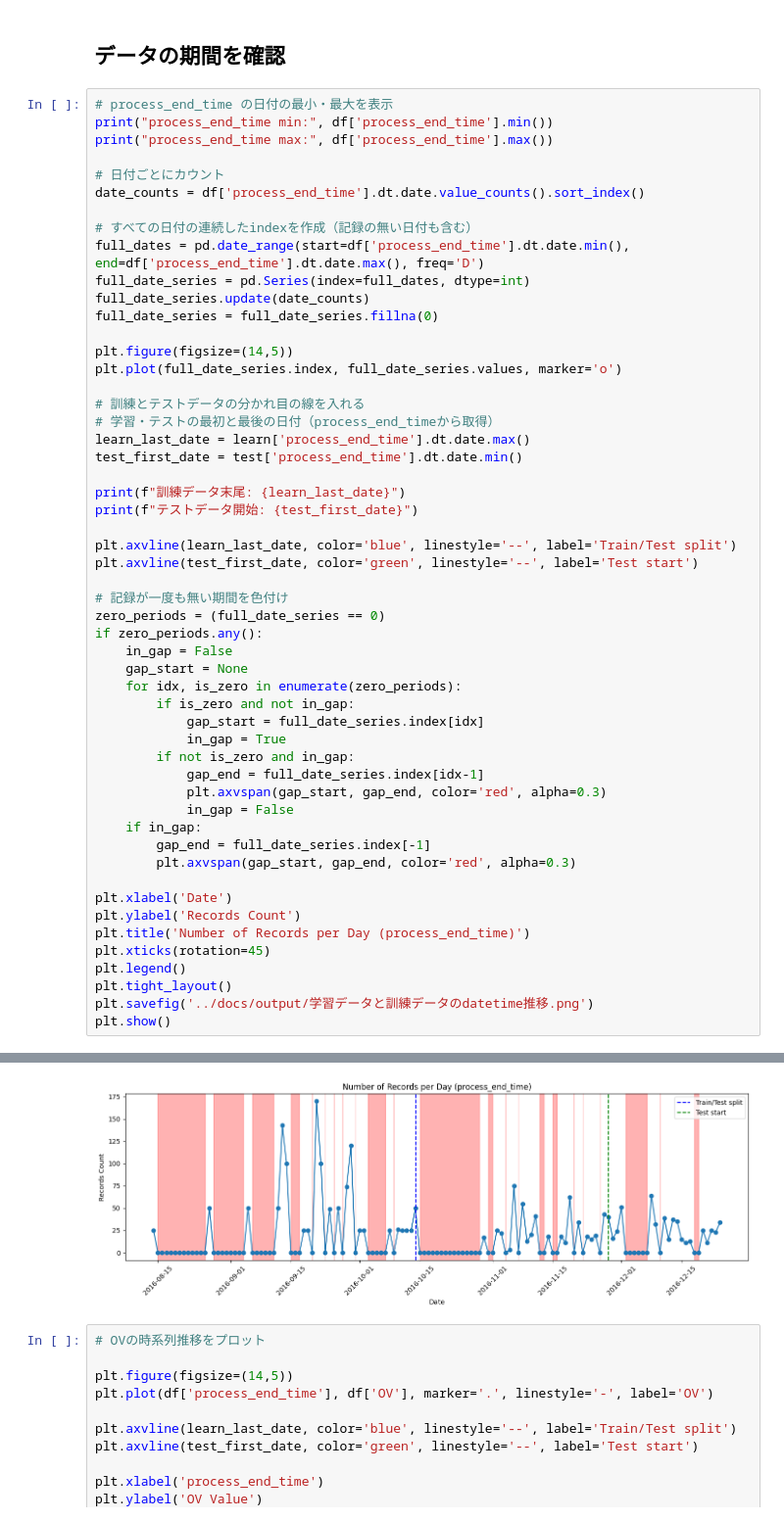
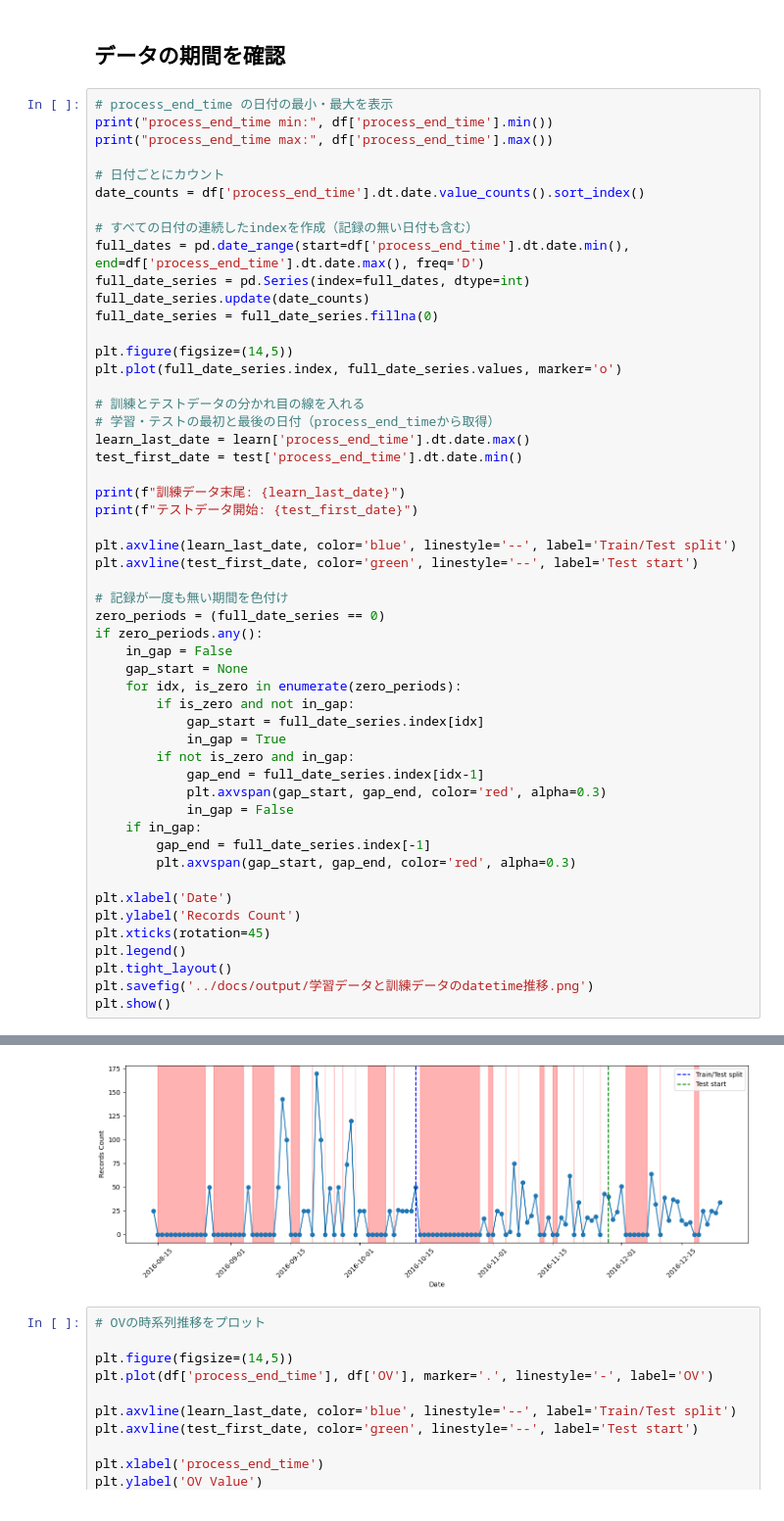
Before and after one commit to yut0takagi/ass-production-management2, a Jupyter notebook: notebook/0-data-view.ipynb, the cells around one changed output, grey strips where cells are left out. Shown at 98% size. Cells and saved outputs as stored; diff of their text form.

```diff
--- a/notebook/0-data-view.ipynb
+++ b/notebook/0-data-view.ipynb
@@ -180,35 +262,34 @@ plt.axvline(test_first_date, color='green', linestyle='--', label='Test start')
 
 # 記録が一度も無い期間を色付け
 zero_periods = (full_date_series == 0)
 if zero_periods.any():
     in_gap = False
     gap_start = None
     for idx, is_zero in enumerate(zero_periods):
         if is_zero and not in_gap:
             gap_start = full_date_series.index[idx]
             in_gap = True
         if not is_zero and in_gap:
             gap_end = full_date_series.index[idx-1]
             plt.axvspan(gap_start, gap_end, color='red', alpha=0.3)
             in_gap = False
     if in_gap:
         gap_end = full_date_series.index[-1]
         plt.axvspan(gap_start, gap_end, color='red', alpha=0.3)
 
 plt.xlabel('Date')
 plt.ylabel('Records Count')
-plt.title('Number of Records per Day (process_end_time)')
 plt.xticks(rotation=45)
 plt.legend()
 plt.tight_layout()
 plt.savefig('../docs/output/学習データと訓練データのdatetime推移.png')
 plt.show()
 # %% [output]
 process_end_time min: 2016-08-14 23:07:00
 process_end_time max: 2016-12-24 20:05:00
 訓練データ末尾: 2016-10-14
 テストデータ開始: 2016-11-28
-[figure, old version]
+[figure, new version]
 # %%
 # OVの時系列推移をプロット
 
```
Also changed, not shown: parts of 16 cells of this notebook, 18 other files.
